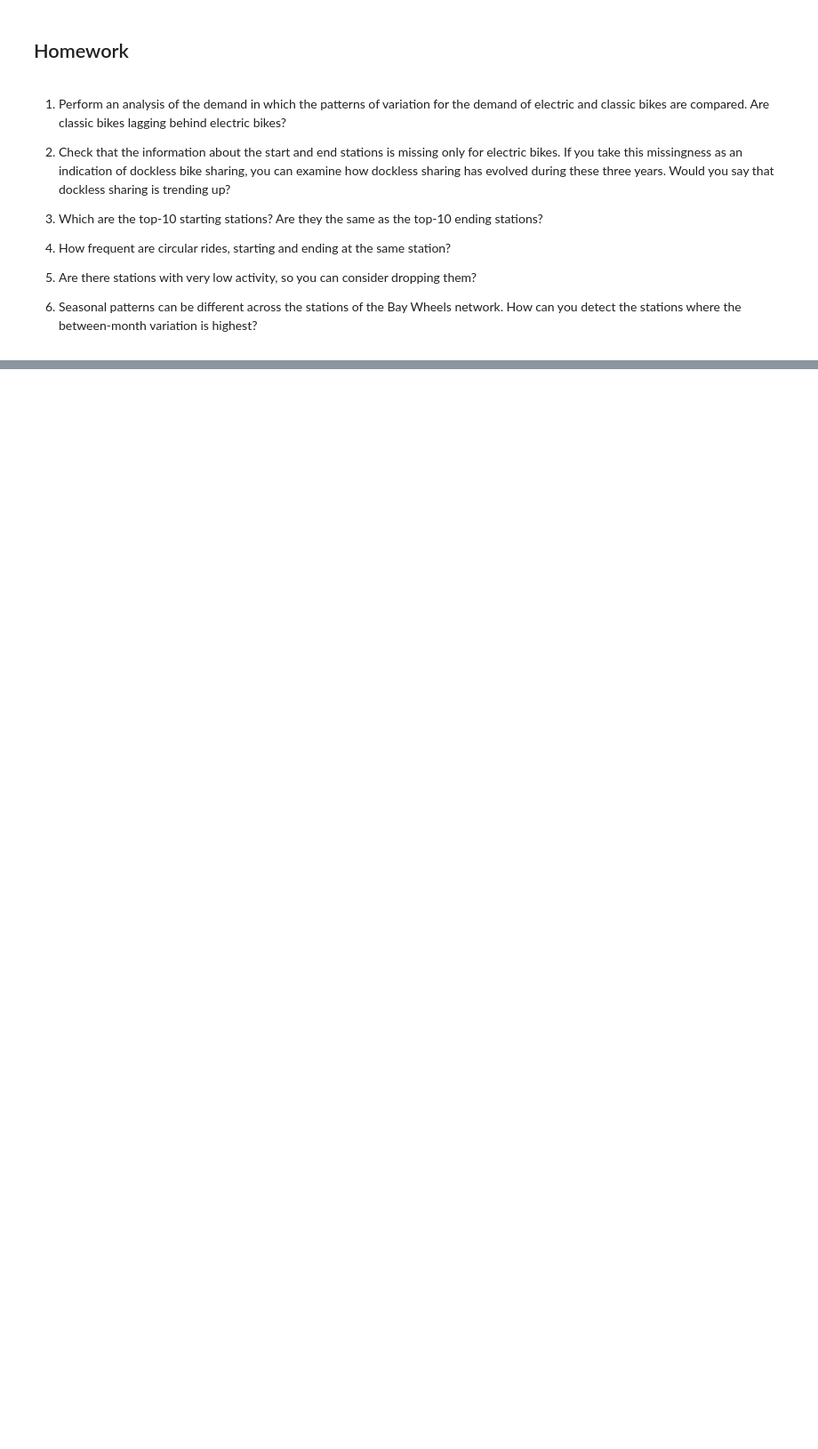
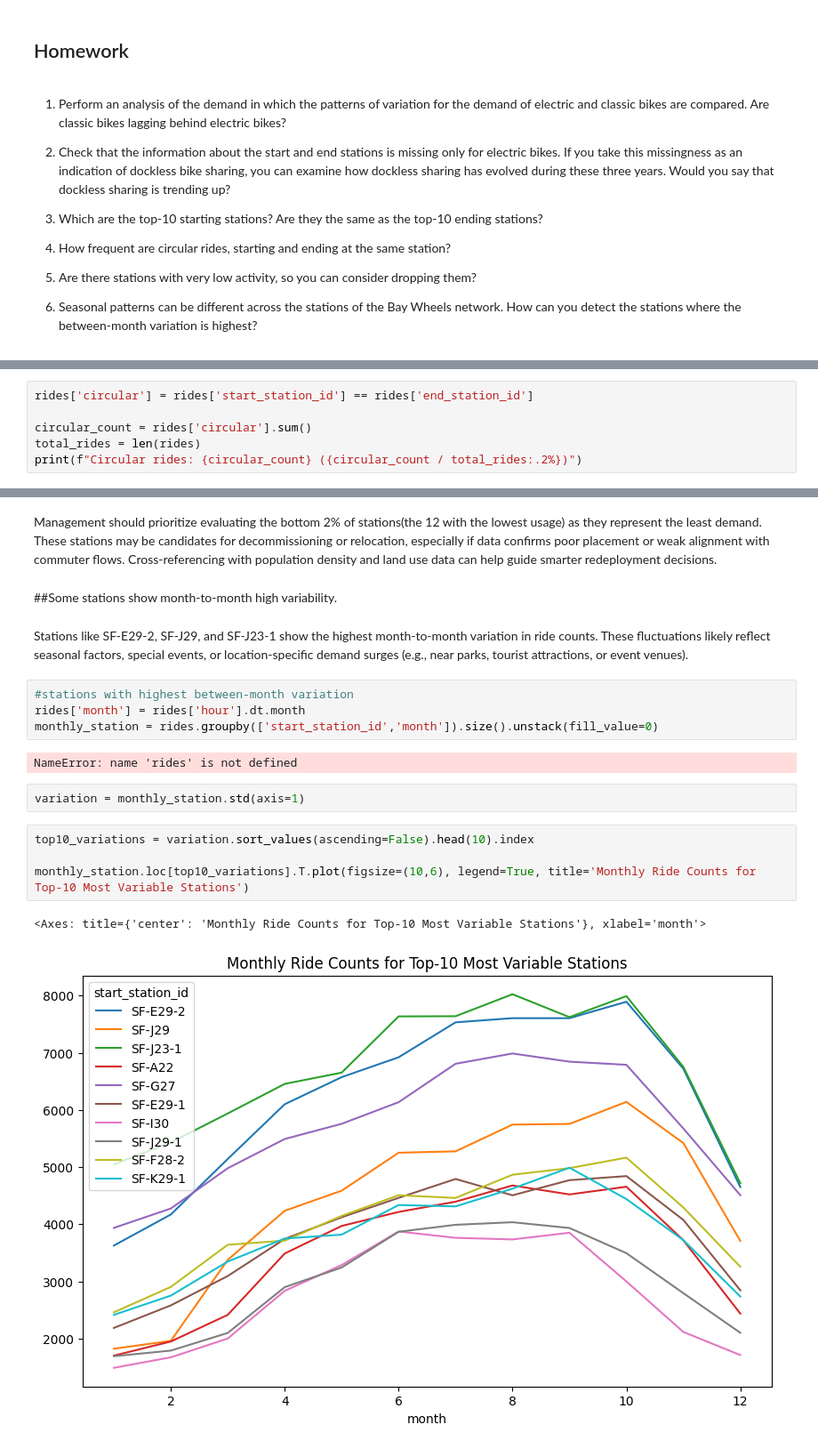
Before and after one commit to dfabrega2021/hello-world, a Jupyter notebook: Day 5/[DATA-05E] Example - Bay Wheels operations data.ipynb, the cells around one changed output, grey strips where cells are left out. Shown: that part at 89% size. Drawn from its saved outputs; the diff is of its cells as text; blank space fills up the shorter version.

```diff
--- a/Day 5/[DATA-05E] Example - Bay Wheels operations data.ipynb
+++ b/Day 5/[DATA-05E] Example - Bay Wheels operations data.ipynb
@@ -394,0 +455,6 @@ dockless_trend.plot(title='Dockless Ride Proportion by Month', figsize=(8,5))
+# %%
+rides['circular'] = rides['start_station_id'] == rides['end_station_id']
+
+circular_count = rides['circular'].sum()
+total_rides = len(rides)
+print(f"Circular rides: {circular_count} ({circular_count / total_rides:.2%})")
@@ -394,0 +557,21 @@ dockless_trend.plot(title='Dockless Ride Proportion by Month', figsize=(8,5))
+# %% [markdown]
+ Management should prioritize evaluating the bottom 2% of stations(the 12 with the lowest usage) as they represent the least demand. These stations may be candidates for decommissioning or relocation, especially if data confirms poor placement or weak alignment with commuter flows. Cross-referencing with population density and land use data can help guide smarter redeployment decisions.
+# %% [markdown]
+##Some stations show month-to-month high variability.
+# %% [markdown]
+Stations like SF-E29-2, SF-J29, and SF-J23-1 show the highest month-to-month variation in ride counts. These fluctuations likely reflect seasonal factors, special events, or location-specific demand surges (e.g., near parks, tourist attractions, or event venues).
+# %%
+#stations with highest between-month variation
+rides['month'] = rides['hour'].dt.month
+monthly_station = rides.groupby(['start_station_id','month']).size().unstack(fill_value=0)
+# %% [output]
+NameError: name 'rides' is not defined
+# %%
+variation = monthly_station.std(axis=1)
+# %%
+top10_variations = variation.sort_values(ascending=False).head(10).index
+
+monthly_station.loc[top10_variations].T.plot(figsize=(10,6), legend=True, title='Monthly Ride Counts for Top-10 Most Variable Stations')
+# %% [output]
+<Axes: title={'center': 'Monthly Ride Counts for Top-10 Most Variable Stations'}, xlabel='month'>
+[figure, added]
```
Also changed, not shown: parts of 40 cells of this notebook.
